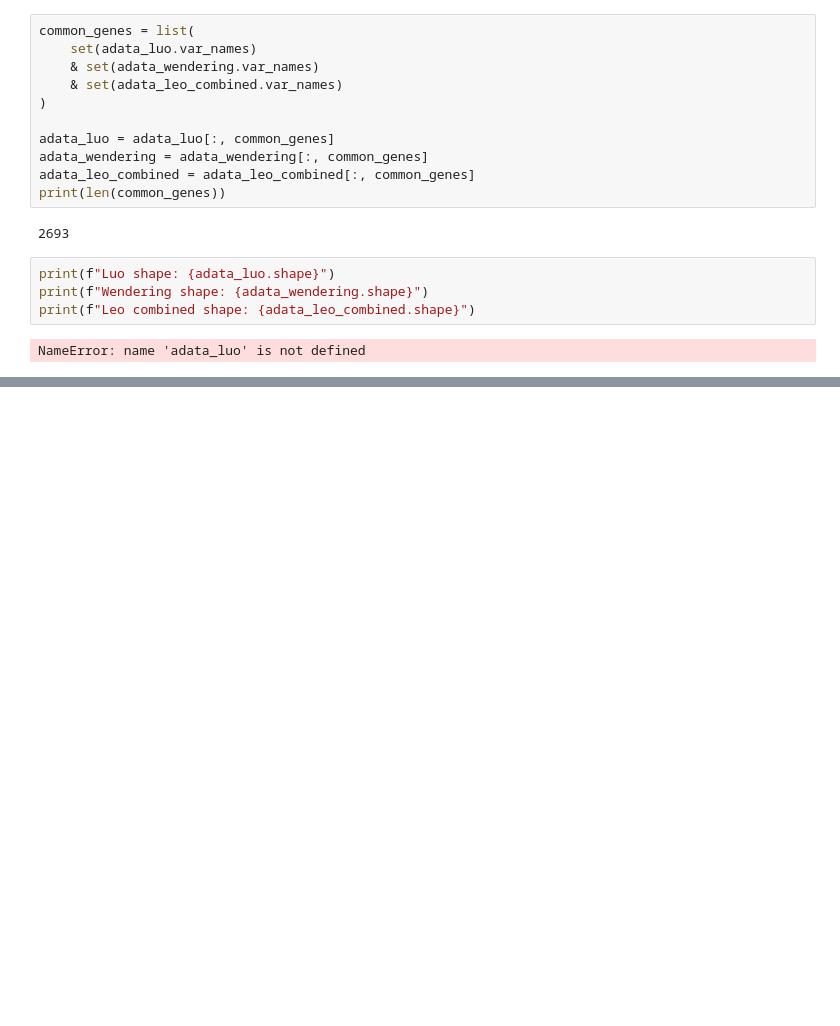
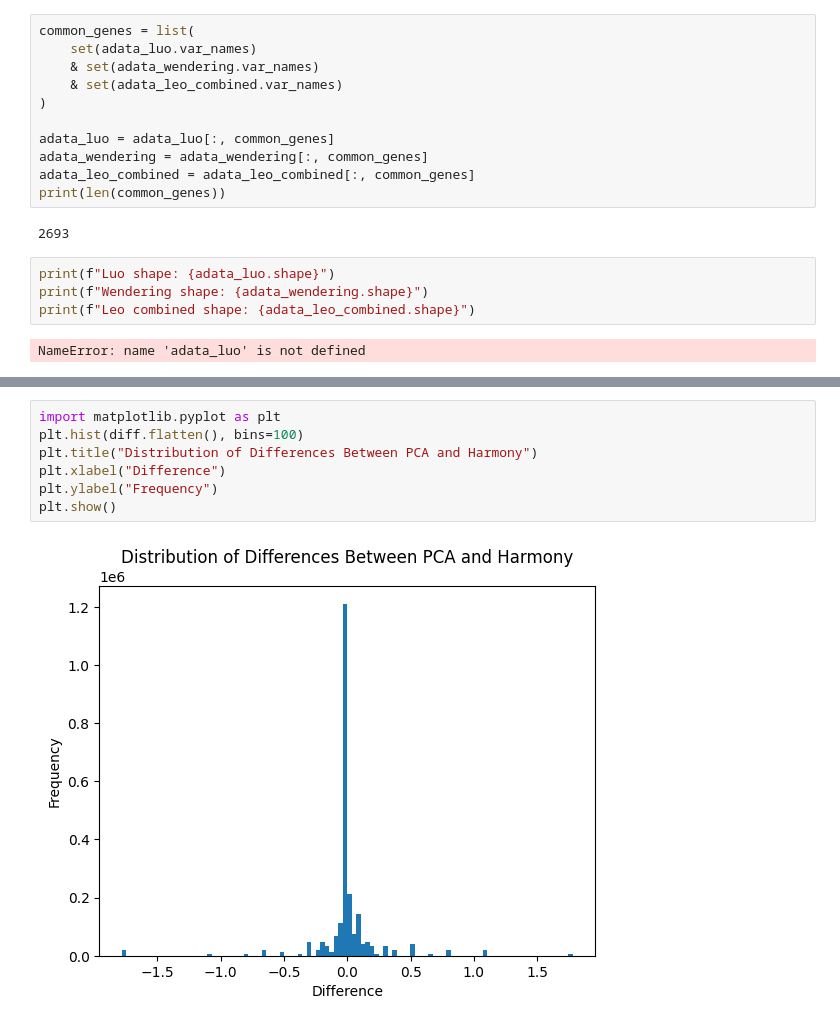
Before and after one commit to Zoezabetian/capstone, a Jupyter notebook: batch_correction.ipynb, the cells around one changed output, grey strips where cells are left out. Saved outputs shown, nothing was run; the diff lists cells and outputs as text; blank space fills up the shorter version.

```diff
--- a/batch_correction.ipynb
+++ b/batch_correction.ipynb
@@ -223,0 +476,9 @@ adata_all = sc.concat(
+# %%
+import matplotlib.pyplot as plt
+plt.hist(diff.flatten(), bins=100)
+plt.title("Distribution of Differences Between PCA and Harmony")
+plt.xlabel("Difference")
+plt.ylabel("Frequency")
+plt.show()
+# %% [output]
+[figure, added]
```
Also changed, not shown: parts of 43 cells of this notebook, 1 other file.
